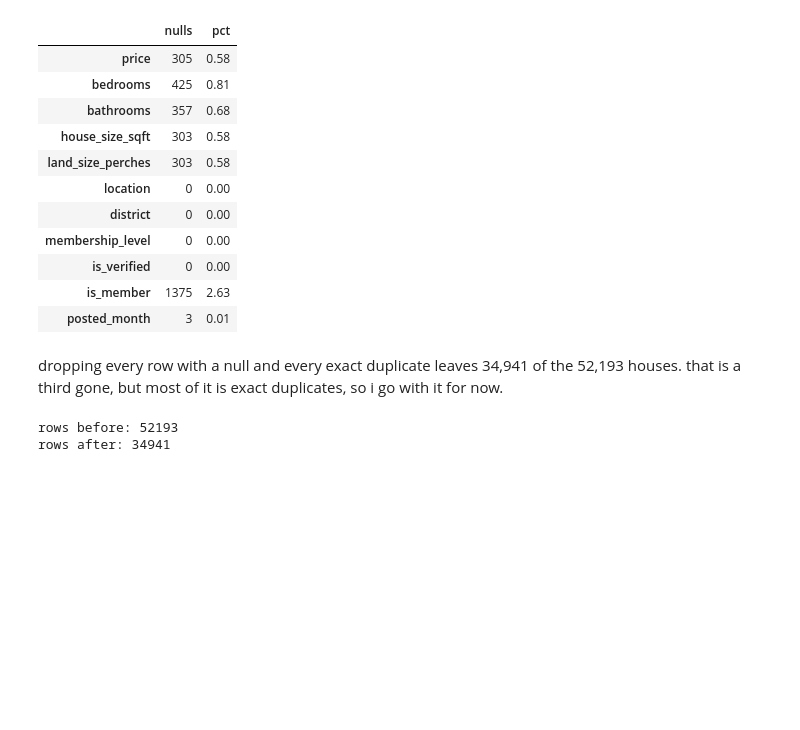
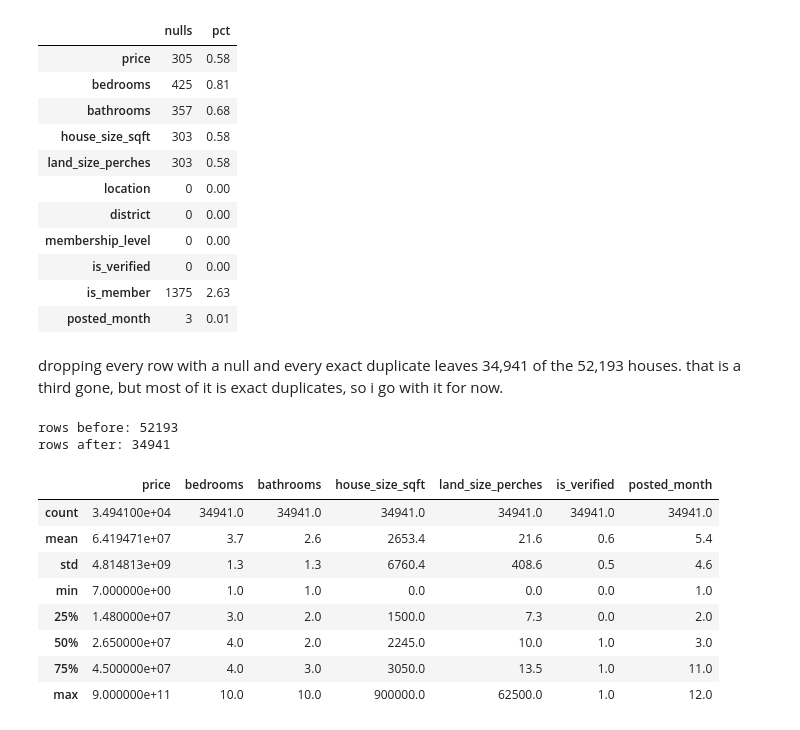
Before and after one commit to dsameendra/lk-ensemble-lab, a Jupyter notebook: notebooks/eda.ipynb, the cells around one changed output. Drawn from its saved outputs; the diff is of its cells as text; code cells hidden in the pictures; blank space fills up the shorter version.

```diff
--- a/notebooks/eda.ipynb
+++ b/notebooks/eda.ipynb
@@ -123,3 +125,15 @@ print('rows after:', len(df))
 # %% [output]
 rows before: 52193
 rows after: 34941
+# %%
+df.describe().round(1)
+# %% [output]
+|  | price | bedrooms | bathrooms | house_size_sqft | land_size_perches | is_verified | posted_month |
+| count | 3.494100e+04 | 34941.0 | 34941.0 | 34941.0 | 34941.0 | 34941.0 | 34941.0 |
+| mean | 6.419471e+07 | 3.7 | 2.6 | 2653.4 | 21.6 | 0.6 | 5.4 |
+| std | 4.814813e+09 | 1.3 | 1.3 | 6760.4 | 408.6 | 0.5 | 4.6 |
+| min | 7.000000e+00 | 1.0 | 1.0 | 0.0 | 0.0 | 0.0 | 1.0 |
+| 25% | 1.480000e+07 | 3.0 | 2.0 | 1500.0 | 7.3 | 0.0 | 2.0 |
+| 50% | 2.650000e+07 | 4.0 | 2.0 | 2245.0 | 10.0 | 1.0 | 3.0 |
+| 75% | 4.500000e+07 | 4.0 | 3.0 | 3050.0 | 13.5 | 1.0 | 11.0 |
+| max | 9.000000e+11 | 10.0 | 10.0 | 900000.0 | 62500.0 | 1.0 | 12.0 |
```
Also changed, not shown: parts of 6 cells of this notebook.
